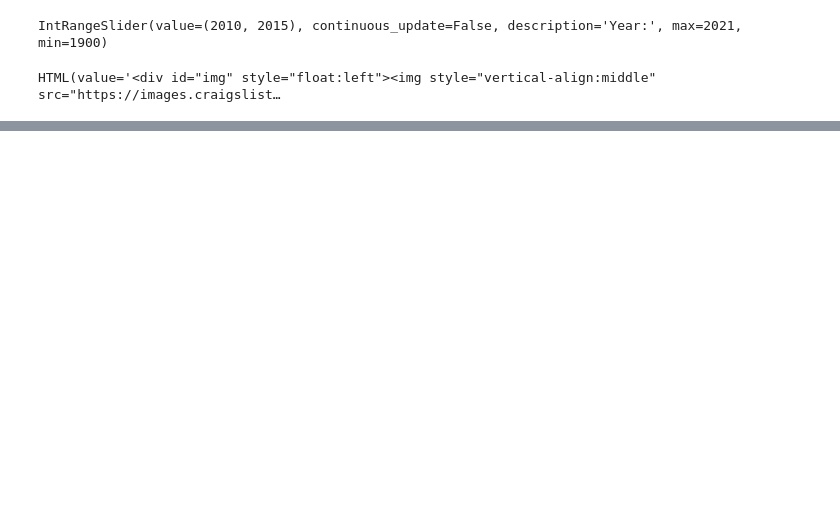
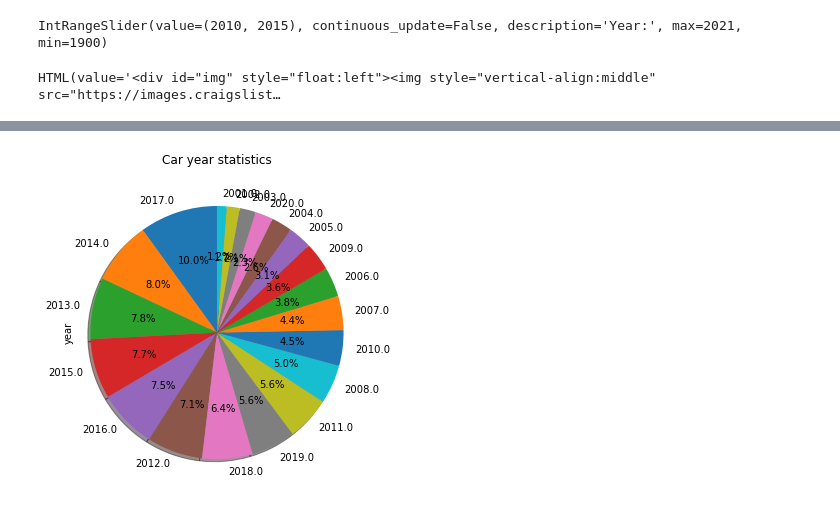
Before and after one commit to garmenz/ECE143_final_proj, a Jupyter notebook: Front_End.ipynb, the cells around one changed output, grey strips where cells are left out. Saved outputs shown, nothing was run; the diff lists cells and outputs as text; code cells hidden in the pictures; blank space fills up the shorter version.

```diff
--- a/Front_End.ipynb
+++ b/Front_End.ipynb
@@ -138,0 +147,14 @@ plt.show()
+# %%
+df['year'].value_counts().head(20).plot(kind='pie',
+                            figsize=(5, 6),
+                            autopct='%1.1f%%', # add in percentages
+                            startangle=90,     # start angle 90° (Africa)
+                            shadow=True,       # add shadow
+                            )
+
+plt.title('Car year statistics')
+plt.axis('equal') # Sets the pie chart to look like a circle.
+
+plt.show()
+# %% [output]
+[figure, added]
```
Also changed, not shown: parts of 4 cells of this notebook.
